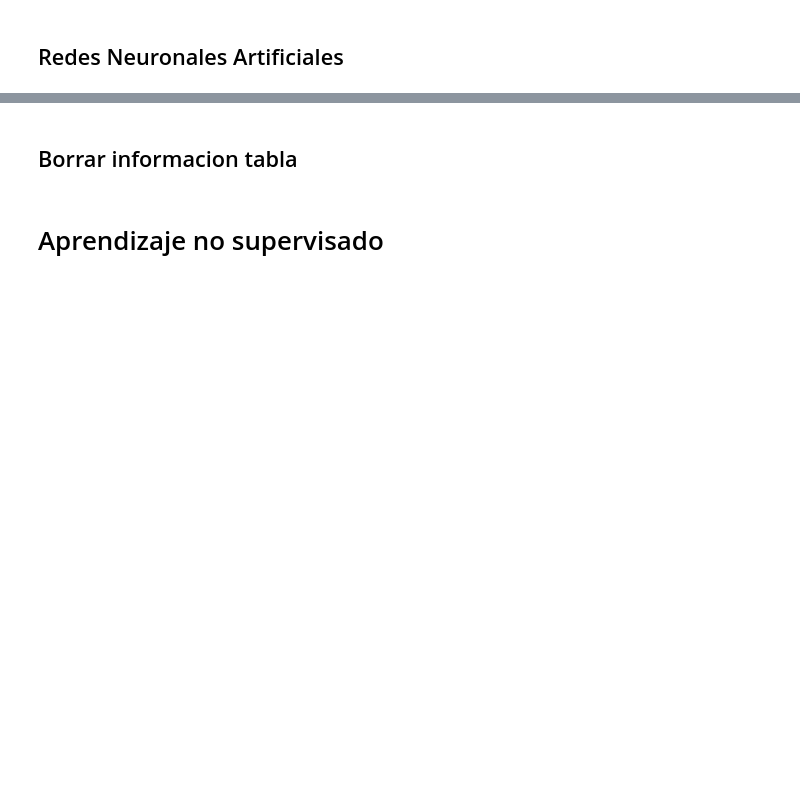
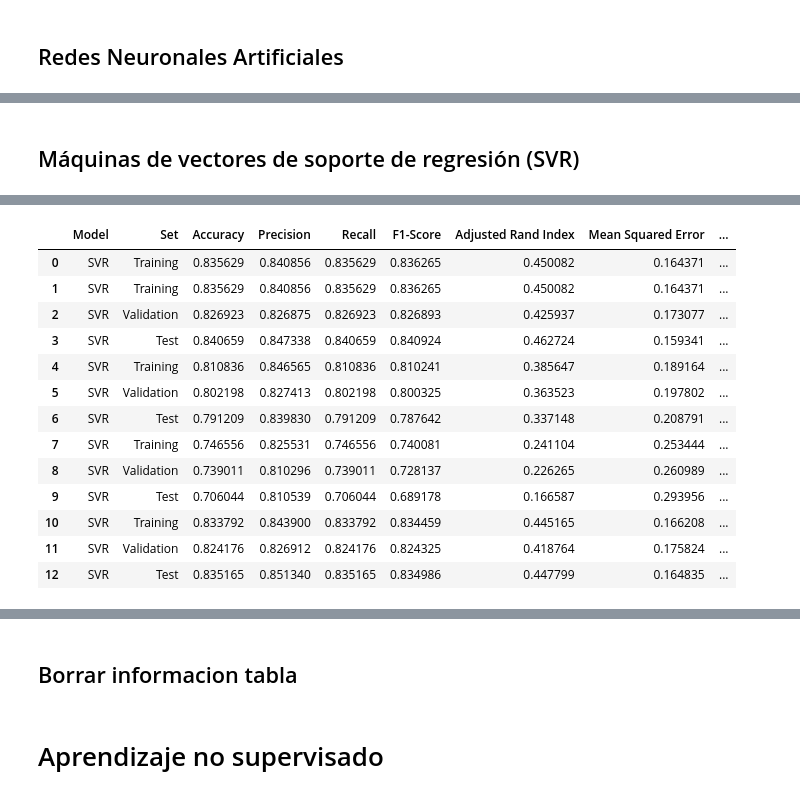
Before and after one commit to Lusku/kschool_master, a Jupyter notebook: TFM_Simple.ipynb, the cells around one changed output, grey strips where cells are left out. Saved outputs shown, nothing was run; the diff lists cells and outputs as text; code cells hidden in the pictures; blank space fills up the shorter version.

```diff
--- a/TFM_Simple.ipynb
+++ b/TFM_Simple.ipynb
@@ -1547,0 +1506,54 @@ ValueError: Classification metrics can't handle a mix of binary and continuous t
+# %% [markdown]
+## Máquinas de vectores de soporte de regresión (SVR)
+# %%
+from sklearn.svm import SVR
+from sklearn.model_selection import GridSearchCV
+from sklearn.metrics import mean_squared_error
+# TODO + 10 minutos de ejecución -- CORREGIR
+# Definir el modelo SVR
+model_name = "SVR"
+print(model_name)
+svr = SVR()
+
+# Definir los hiperparámetros a buscar
+param_grid = {
+    'kernel': ['linear', 'rbf'],
+    'C': [0.1, 1, 10],
+    'gamma': ['scale', 'auto'],
+    'epsilon': [0.1, 0.2]
+}
+
+''' Tiempo de ejecucion > 13 minutos
+param_grid = {
+    'kernel': ['linear', 'poly', 'rbf', 'sigmoid'],
+    'C': [0.1, 1, 10, 100, 1000],
+    'gamma': ['scale', 'auto'],
+    'epsilon': [0.1, 0.2, 0.5, 0.3]
+}
+'''
+
+# Definir GridSearchCV
+grid_search = GridSearchCV(svr, param_grid, cv=3, scoring='neg_mean_squared_error')
+
+# Entrenar el modelo con los datos de entrenamiento y encontrar los mejores hiperparámetros
+grid_search.fit(X_train_prep, y_train)
+
+# Obtener el mejor modelo y sus hiperparámetros
+model_SVR = grid_search.best_estimator_
+
+print(f"Mejores parámetros {grid_search.best_params_}")
+
+y_train_pred = model_SVR.predict(X_train_prep)
+y_val_pred = model_SVR.predict(X_val_prep)
+y_test_pred = model_SVR.predict(X_test_prep)
+
+umbral = 0.55
+
+y_train_pred_binary = (y_train_pred >= umbral).astype(int)
+y_val_pred_binary = (y_val_pred >= umbral).astype(int)
+y_test_pred_binary = (y_test_pred >= umbral).astype(int)
+
+mostrar_estadisticas_guardar_tabla(y_train, y_train_pred_binary, "Training", model_name, print_roc = "NO")
+mostrar_estadisticas_guardar_tabla(y_val, y_val_pred_binary, "Validation",model_name, print_roc = "NO")
+mostrar_estadisticas_guardar_tabla(y_test, y_test_pred_binary, "Test", model_name, print_roc = "NO")
+# %% [output]
@@ -1547,0 +1577,14 @@ ValueError: Classification metrics can't handle a mix of binary and continuous t
+|  | Model | Set | Accuracy | Precision | Recall | F1-Score | Adjusted Rand Index | Mean Squared Error | ... |
+| 0 | SVR | Training | 0.835629 | 0.840856 | 0.835629 | 0.836265 | 0.450082 | 0.164371 | ... |
+| 1 | SVR | Training | 0.835629 | 0.840856 | 0.835629 | 0.836265 | 0.450082 | 0.164371 | ... |
+| 2 | SVR | Validation | 0.826923 | 0.826875 | 0.826923 | 0.826893 | 0.425937 | 0.173077 | ... |
+| 3 | SVR | Test | 0.840659 | 0.847338 | 0.840659 | 0.840924 | 0.462724 | 0.159341 | ... |
+| 4 | SVR | Training | 0.810836 | 0.846565 | 0.810836 | 0.810241 | 0.385647 | 0.189164 | ... |
+| 5 | SVR | Validation | 0.802198 | 0.827413 | 0.802198 | 0.800325 | 0.363523 | 0.197802 | ... |
+| 6 | SVR | Test | 0.791209 | 0.839830 | 0.791209 | 0.787642 | 0.337148 | 0.208791 | ... |
+| 7 | SVR | Training | 0.746556 | 0.825531 | 0.746556 | 0.740081 | 0.241104 | 0.253444 | ... |
+| 8 | SVR | Validation | 0.739011 | 0.810296 | 0.739011 | 0.728137 | 0.226265 | 0.260989 | ... |
+| 9 | SVR | Test | 0.706044 | 0.810539 | 0.706044 | 0.689178 | 0.166587 | 0.293956 | ... |
+| 10 | SVR | Training | 0.833792 | 0.843900 | 0.833792 | 0.834459 | 0.445165 | 0.166208 | ... |
+| 11 | SVR | Validation | 0.824176 | 0.826912 | 0.824176 | 0.824325 | 0.418764 | 0.175824 | ... |
+| 12 | SVR | Test | 0.835165 | 0.851340 | 0.835165 | 0.834986 | 0.447799 | 0.164835 | ... |
```
Also changed, not shown: parts of 5 cells of this notebook.
